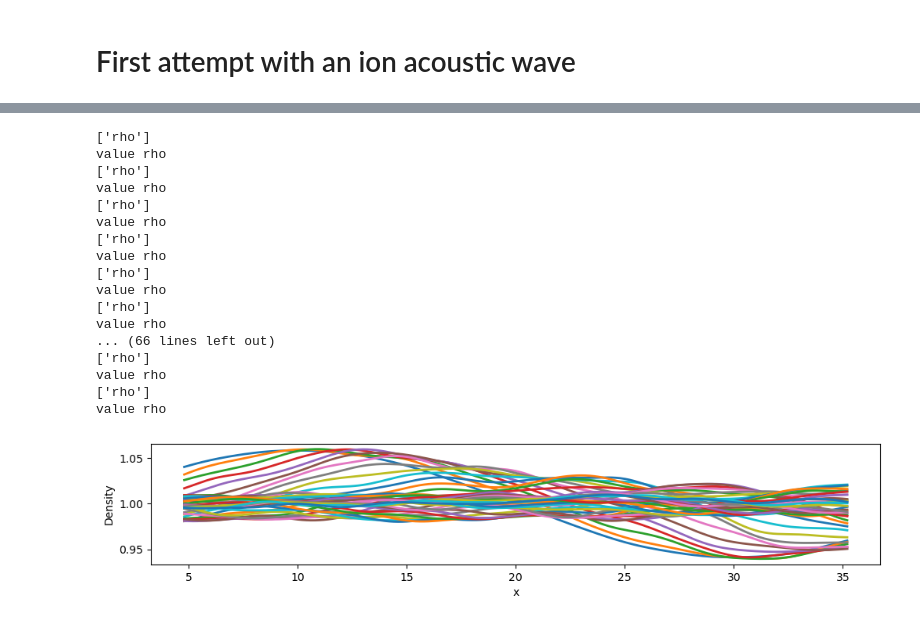
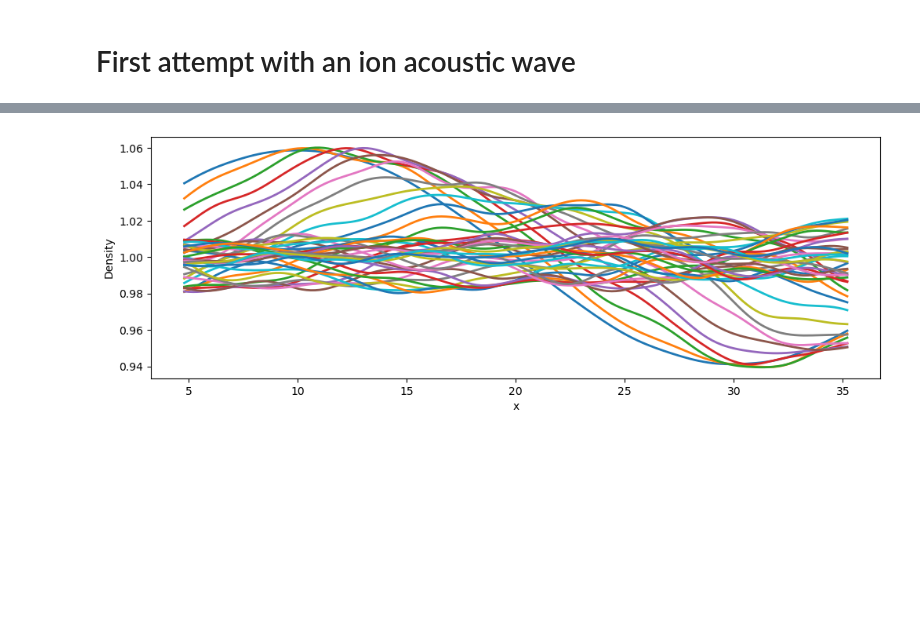
Before and after one commit to rochSmets/farMe, a Jupyter notebook: landau/ld.ipynb, the cells around one changed output, grey strips where cells are left out. Drawn from its saved outputs; the diff is of its cells as text; code cells hidden in the pictures; blank space fills up the shorter version.

```diff
--- a/landau/ld.ipynb
+++ b/landau/ld.ipynb
@@ -56,31 +48,12 @@ times = np.arange(0, 81, 2)
 # %%
 colors = plt.rcParams['axes.prop_cycle'].by_key()['color']
 # %%
-fig, ax = plt.subplots(figsize=(12,2))
+fig, ax = plt.subplots(figsize=(12,4))
 
 for i, time in enumerate(times):
     N = run.GetNi(time)
     n = gF(N, sigma=6)
-    # V = run.GetVi(time)
-    # v = gF(V, sigma=6)
 
     n.plot(qty='value', ax=ax, ls='solid', lw=2.0, color=colors[i%10], ylabel='Density')
 # %% [output]
-['rho']
-value rho
-['rho']
-value rho
-['rho']
-value rho
-['rho']
-value rho
-['rho']
-value rho
-['rho']
-value rho
-... (66 lines left out)
-['rho']
-value rho
-['rho']
-value rho
-[figure, old version]
+[figure, new version]
```
Also changed, not shown: parts of 36 cells of this notebook.
